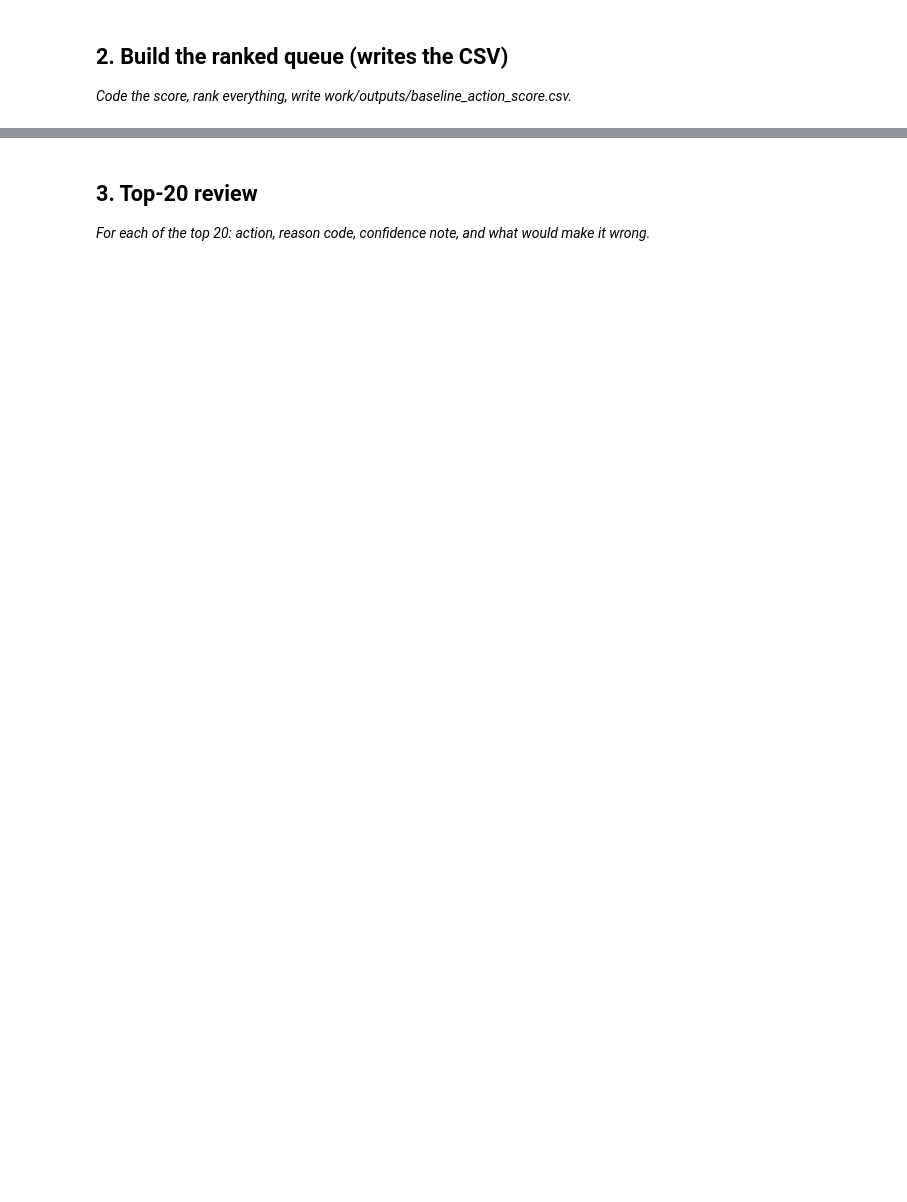
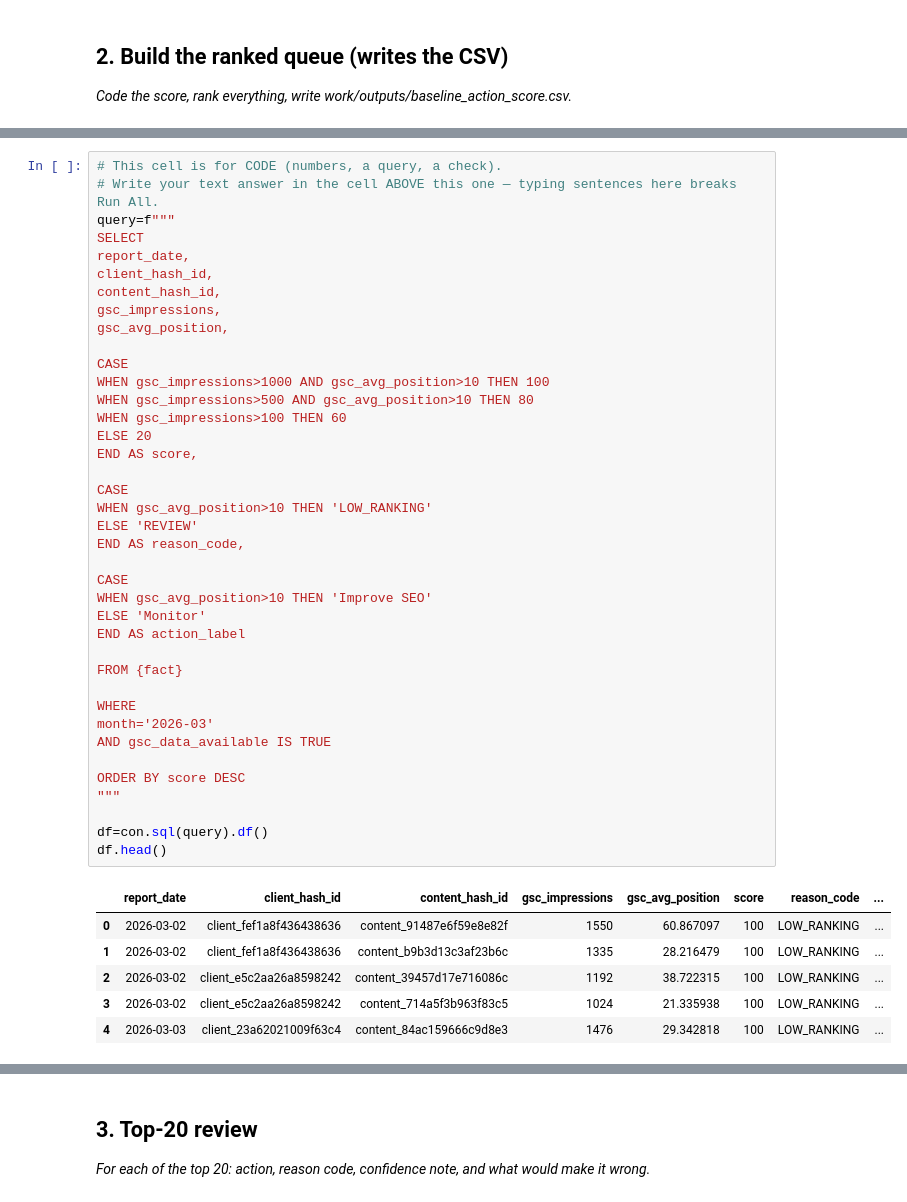
Before and after one commit to Avinish4945/flyRank, a Jupyter notebook: work/notebooks/w04_baseline_score.ipynb, the cells around one changed output, grey strips where cells are left out. Drawn from its saved outputs; the diff is of its cells as text; blank space fills up the shorter version.

```diff
--- a/work/notebooks/w04_baseline_score.ipynb
+++ b/work/notebooks/w04_baseline_score.ipynb
@@ -22,0 +75,46 @@ This skeleton is yours to fill. Work the sections **in order** — each one has
+# %%
+# This cell is for CODE (numbers, a query, a check).
+# Write your text answer in the cell ABOVE this one — typing sentences here breaks Run All.
+query=f"""
+SELECT
+report_date,
+client_hash_id,
+content_hash_id,
+gsc_impressions,
+gsc_avg_position,
+
+CASE
+WHEN gsc_impressions>1000 AND gsc_avg_position>10 THEN 100
+WHEN gsc_impressions>500 AND gsc_avg_position>10 THEN 80
+WHEN gsc_impressions>100 THEN 60
+ELSE 20
+END AS score,
+
+CASE
+WHEN gsc_avg_position>10 THEN 'LOW_RANKING'
+ELSE 'REVIEW'
+END AS reason_code,
+
+CASE
+WHEN gsc_avg_position>10 THEN 'Improve SEO'
+ELSE 'Monitor'
+END AS action_label
+
+FROM {fact}
+
+WHERE
+month='2026-03'
+AND gsc_data_available IS TRUE
+
+ORDER BY score DESC
+"""
+
+df=con.sql(query).df()
+df.head()
+# %% [output]
+|  | report_date | client_hash_id | content_hash_id | gsc_impressions | gsc_avg_position | score | reason_code | ... |
+| 0 | 2026-03-02 | client_fef1a8f436438636 | content_91487e6f59e8e82f | 1550 | 60.867097 | 100 | LOW_RANKING | ... |
+| 1 | 2026-03-02 | client_fef1a8f436438636 | content_b9b3d13c3af23b6c | 1335 | 28.216479 | 100 | LOW_RANKING | ... |
+| 2 | 2026-03-02 | client_e5c2aa26a8598242 | content_39457d17e716086c | 1192 | 38.722315 | 100 | LOW_RANKING | ... |
+| 3 | 2026-03-02 | client_e5c2aa26a8598242 | content_714a5f3b963f83c5 | 1024 | 21.335938 | 100 | LOW_RANKING | ... |
+| 4 | 2026-03-03 | client_23a62021009f63c4 | content_84ac159666c9d8e3 | 1476 | 29.342818 | 100 | LOW_RANKING | ... |
```
Also changed, not shown: parts of 11 cells of this notebook.
